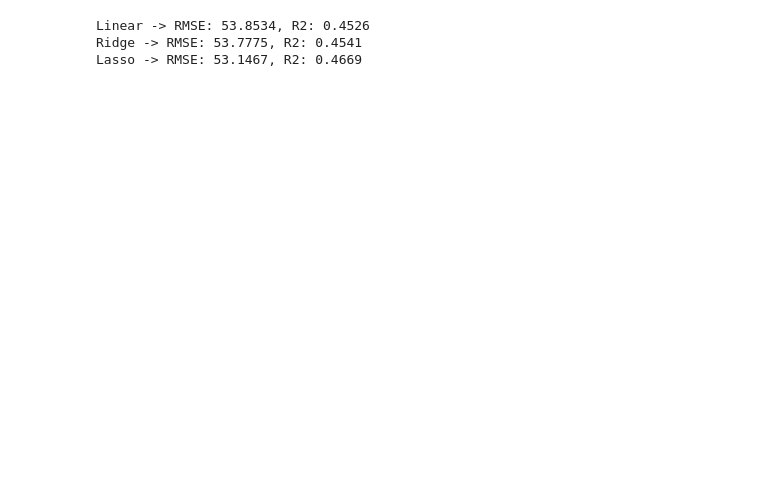
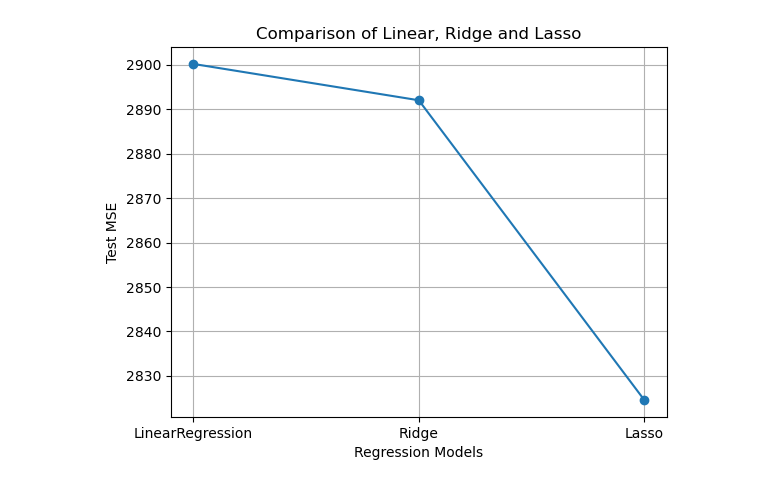
Before and after one commit to quirkyharsh/ML-PRACTICAL, a Jupyter notebook: EXP5.ipynb, the cells around one changed output. Cells and saved outputs as stored; diff of their text form; code cells hidden in the pictures; blank space fills up the shorter version.

```diff
--- a/EXP5.ipynb
+++ b/EXP5.ipynb
@@ -33,20 +58,37 @@ X_test_scaled = scaler.transform(X_test)
 # %%
 models = {
-    "Linear": LinearRegression(),
-    "Ridge": Ridge(),
-    "Lasso": Lasso()
+    "LinearRegression": LinearRegression(),
+    "Ridge": Ridge(alpha = 1),
+    "Lasso": Lasso(alpha = 1)
 }
+# %%
+result = []
 # %%
 for name, model in models.items():
-    model.fit(X_train_scaled, y_train)
-    pred = model.predict(X_test_scaled)  # <-- Change X_test to X_test_scaled here
 
-    mse = mean_squared_error(y_test, pred)
-    rmse = np.sqrt(mse)
-    r2 = r2_score(y_test, pred)
+    model.fit(X_train, y_train)
 
-    print(f"{name} -> RMSE: {rmse:.4f}, R2: {r2:.4f}")
+    train_pred = model.predict(X_train)
+    test_pred = model.predict(X_test)
+
+    train_mse = mean_squared_error(y_train, train_pred)
+    test_mse = mean_squared_error(y_test, test_pred)
+
+    rmse = np.sqrt(test_mse)
+    r2 = r2_score(y_test, test_pred)
+
+    result.append([name, train_mse, test_mse, rmse, r2])
-# %% [output]
-Linear -> RMSE: 53.8534, R2: 0.4526
-Ridge -> RMSE: 53.7775, R2: 0.4541
-Lasso -> RMSE: 53.1467, R2: 0.4669
+# %%
+result = pd.DataFrame(result, columns=[
+    'Model', 'Train MSE', 'Test MSE', 'RMSE', 'R2'
+])
+# %%
+plt.plot(result['Model'], result['Test MSE'], marker='o')
+
+plt.xlabel('Regression Models')
+plt.ylabel('Test MSE')
+plt.title('Comparison of Linear, Ridge and Lasso')
+plt.grid()
+plt.show()
+# %% [output]
+[figure, added]
```
Also changed, not shown: parts of 8 cells of this notebook, 3 other files.
